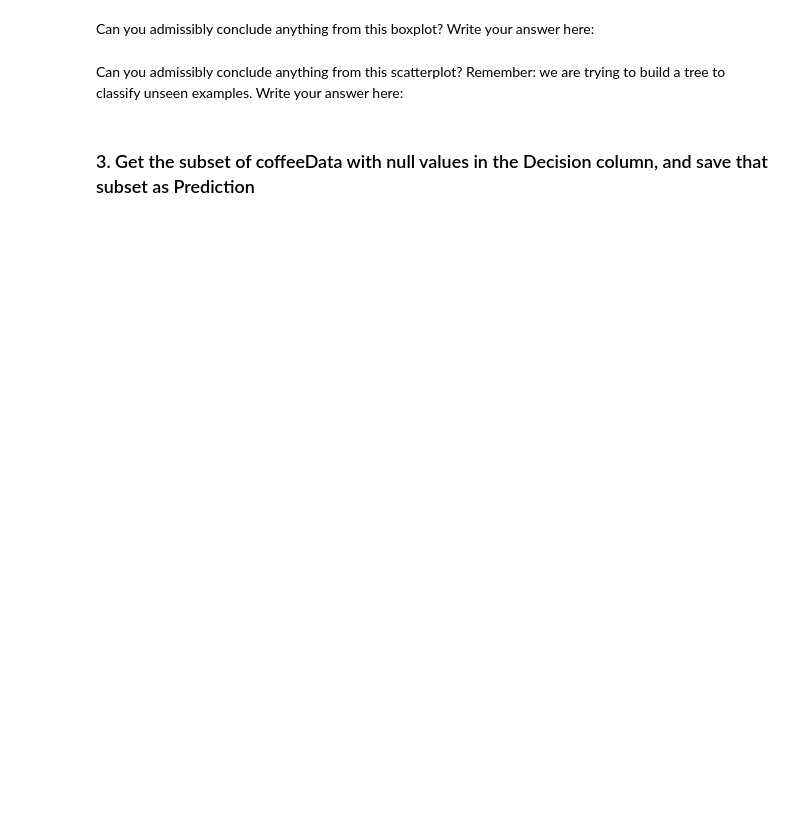
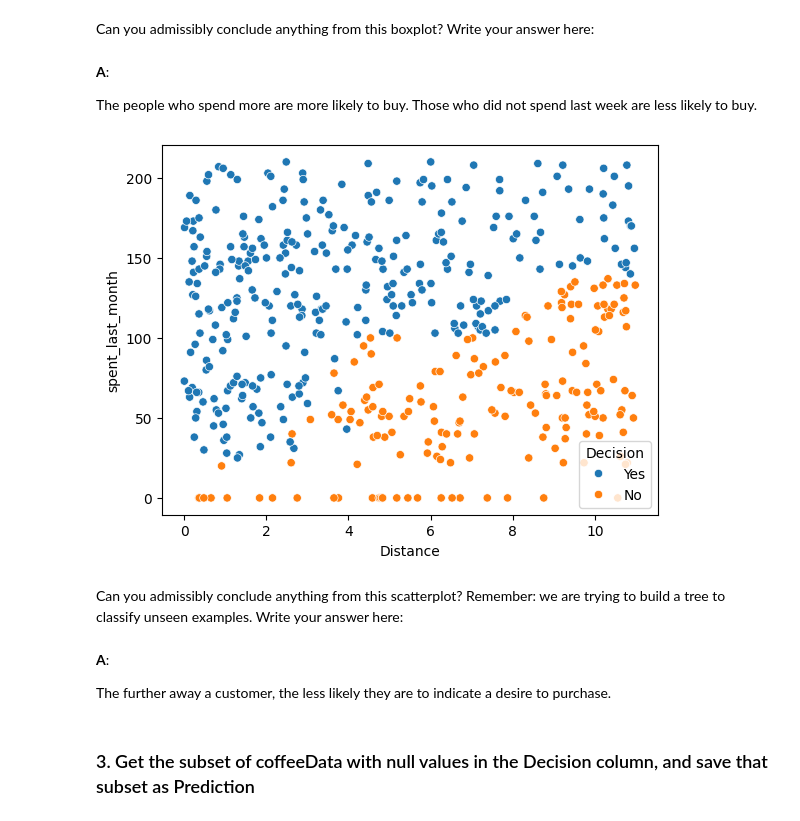
Before and after one commit to blue-santa/sprinboard-data-science-2026, a Jupyter notebook: 14-supervised-learning/03-decision-trees/Springboard Decision Tree Specialty Coffee Case Study - Tier 3.ipynb, the cells around one changed output. Saved outputs shown, nothing was run; the diff lists cells and outputs as text; code cells hidden in the pictures; blank space fills up the shorter version.

```diff
--- a/14-supervised-learning/03-decision-trees/Springboard Decision Tree Specialty Coffee Case Study - Tier 3.ipynb
+++ b/14-supervised-learning/03-decision-trees/Springboard Decision Tree Specialty Coffee Case Study - Tier 3.ipynb
@@ -220,10 +264,22 @@ ___
 # %% [markdown]
 Can you admissibly conclude anything from this boxplot? Write your answer here:
+# %% [markdown]
+__A__:
+
+The people who spend more are more likely to buy. Those who did not spend last week are less likely to buy.
 # %%
 # Make a scatterplot on NOPrediction, where x is distance, y is spent_last_month and hue is Decision
-___
+fig, ax = plt.subplots()
+_ = sns.scatterplot(data=NOPrediction, x='Distance', y='spent_last_month', hue='Decision')
+plt.show()
+# %% [output]
+[figure, added]
 # %% [markdown]
 Can you admissibly conclude anything from this scatterplot? Remember: we are trying to build a tree to classify unseen examples. Write your answer here:
+# %% [markdown]
+__A__:
+
+The further away a customer, the less likely they are to indicate a desire to purchase.
 # %% [markdown]
 ### 3. Get the subset of coffeeData with null values in the Decision column, and save that subset as Prediction
 # %%
```
Also changed, not shown: parts of 70 cells of this notebook.
